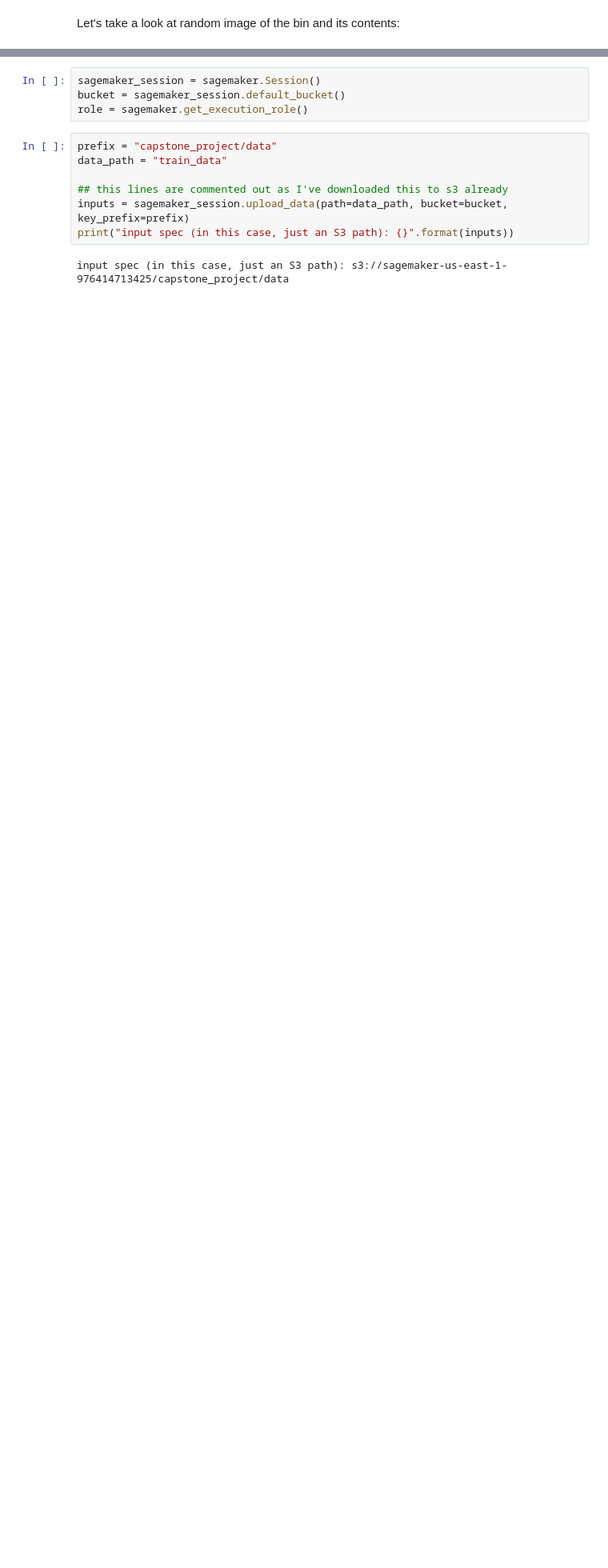
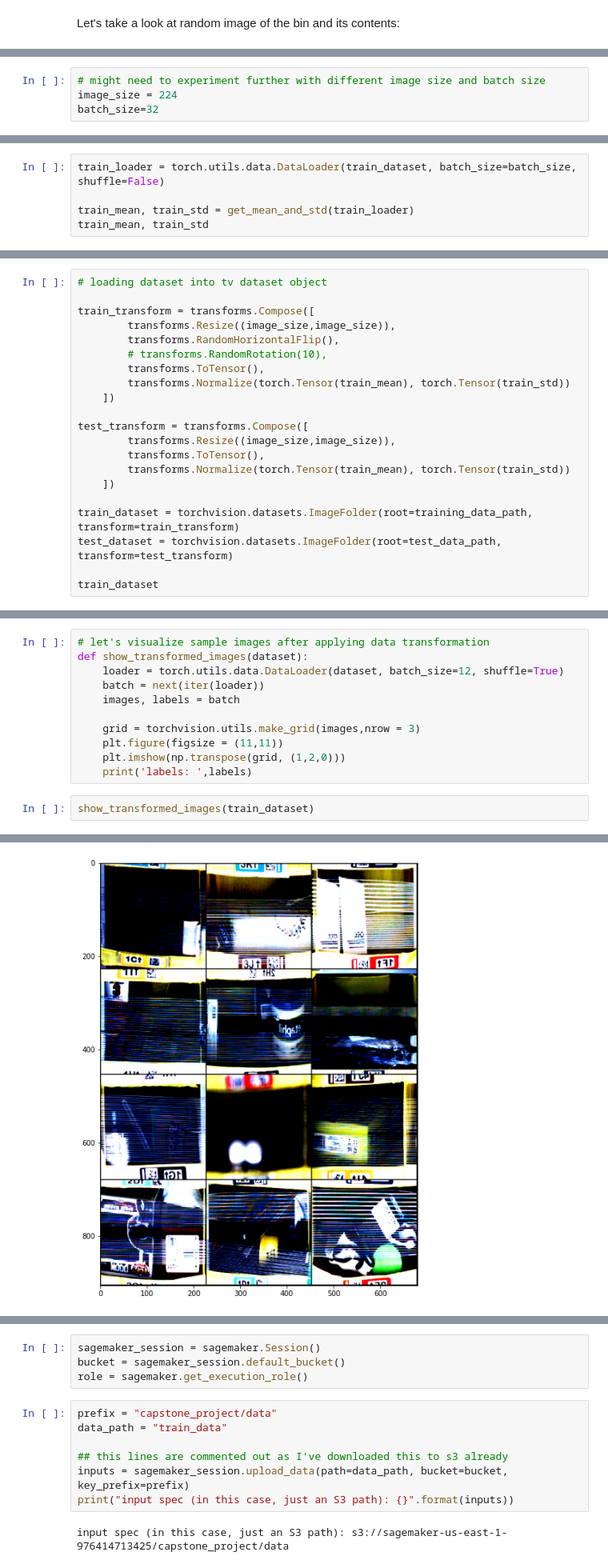
Before and after one commit to narminayadullayeva/aws_mle_nanodegree, a Jupyter notebook: aws-nd-capstone/src/sagemaker.ipynb, the cells around one changed output, grey strips where cells are left out. Shown at 80% size. Cells and saved outputs as stored; diff of their text form; blank space fills up the shorter version.

```diff
--- a/aws-nd-capstone/src/sagemaker.ipynb
+++ b/aws-nd-capstone/src/sagemaker.ipynb
@@ -201,0 +245,4 @@ print(num_values)
+# %%
+# might need to experiment further with different image size and batch size
+image_size = 224
+batch_size=32
@@ -201,0 +284,5 @@ print(num_values)
+# %%
+train_loader = torch.utils.data.DataLoader(train_dataset, batch_size=batch_size, shuffle=False)
+
+train_mean, train_std = get_mean_and_std(train_loader)
+train_mean, train_std
@@ -201,0 +291,21 @@ print(num_values)
+# %%
+# loading dataset into tv dataset object
+
+train_transform = transforms.Compose([
+        transforms.Resize((image_size,image_size)),
+        transforms.RandomHorizontalFlip(),
+        # transforms.RandomRotation(10),
+        transforms.ToTensor(),
+        transforms.Normalize(torch.Tensor(train_mean), torch.Tensor(train_std))
+    ])
+
+test_transform = transforms.Compose([
+        transforms.Resize((image_size,image_size)),
+        transforms.ToTensor(),
+        transforms.Normalize(torch.Tensor(train_mean), torch.Tensor(train_std))
+    ])
+
+train_dataset = torchvision.datasets.ImageFolder(root=training_data_path, transform=train_transform)
+test_dataset = torchvision.datasets.ImageFolder(root=test_data_path, transform=test_transform)
+
+train_dataset
@@ -201,0 +365,14 @@ print(num_values)
+# %%
+# let's visualize sample images after applying data transformation
+def show_transformed_images(dataset):
+    loader = torch.utils.data.DataLoader(dataset, batch_size=12, shuffle=True)
+    batch = next(iter(loader))
+    images, labels = batch
+
+    grid = torchvision.utils.make_grid(images,nrow = 3)
+    plt.figure(figsize = (11,11))
+    plt.imshow(np.transpose(grid, (1,2,0)))
+    print('labels: ',labels)
+# %%
+show_transformed_images(train_dataset)
+# %% [output]
@@ -201,0 +381 @@ print(num_values)
+[figure, added]
```
Also changed, not shown: parts of 65 cells of this notebook, 13 other files.
